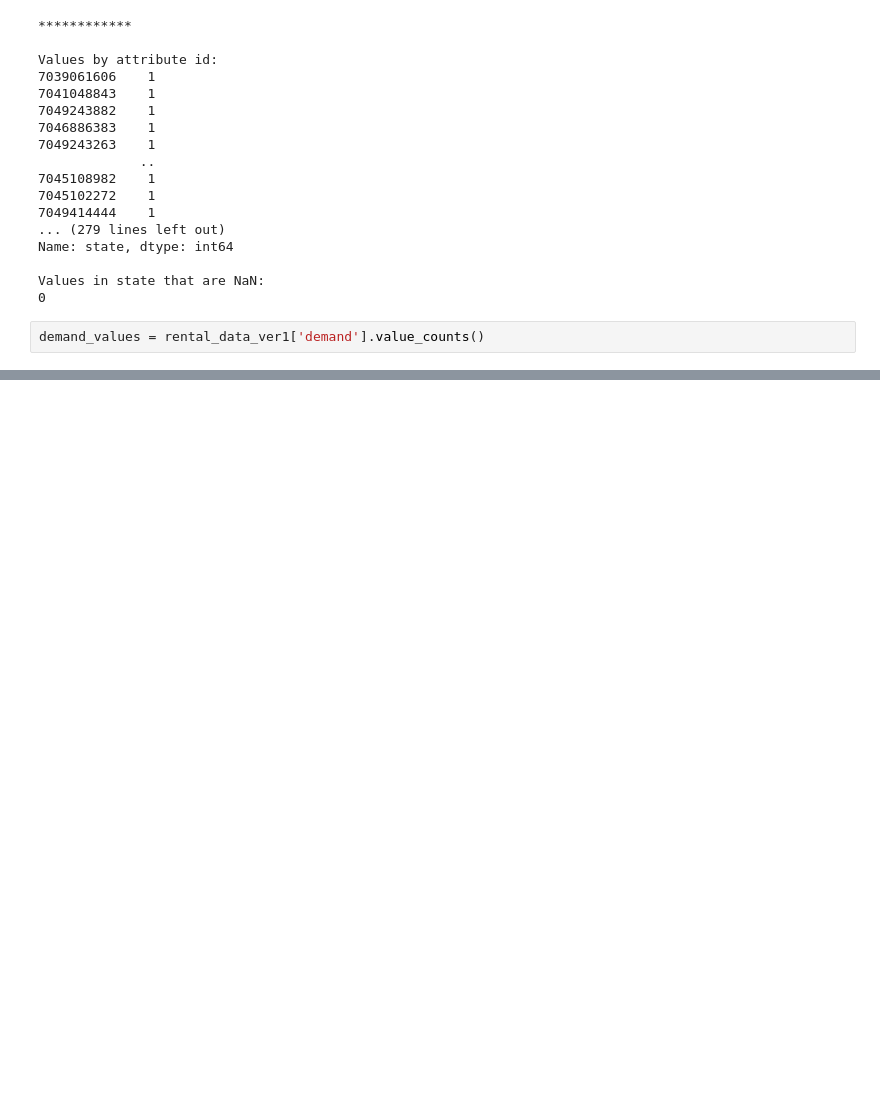
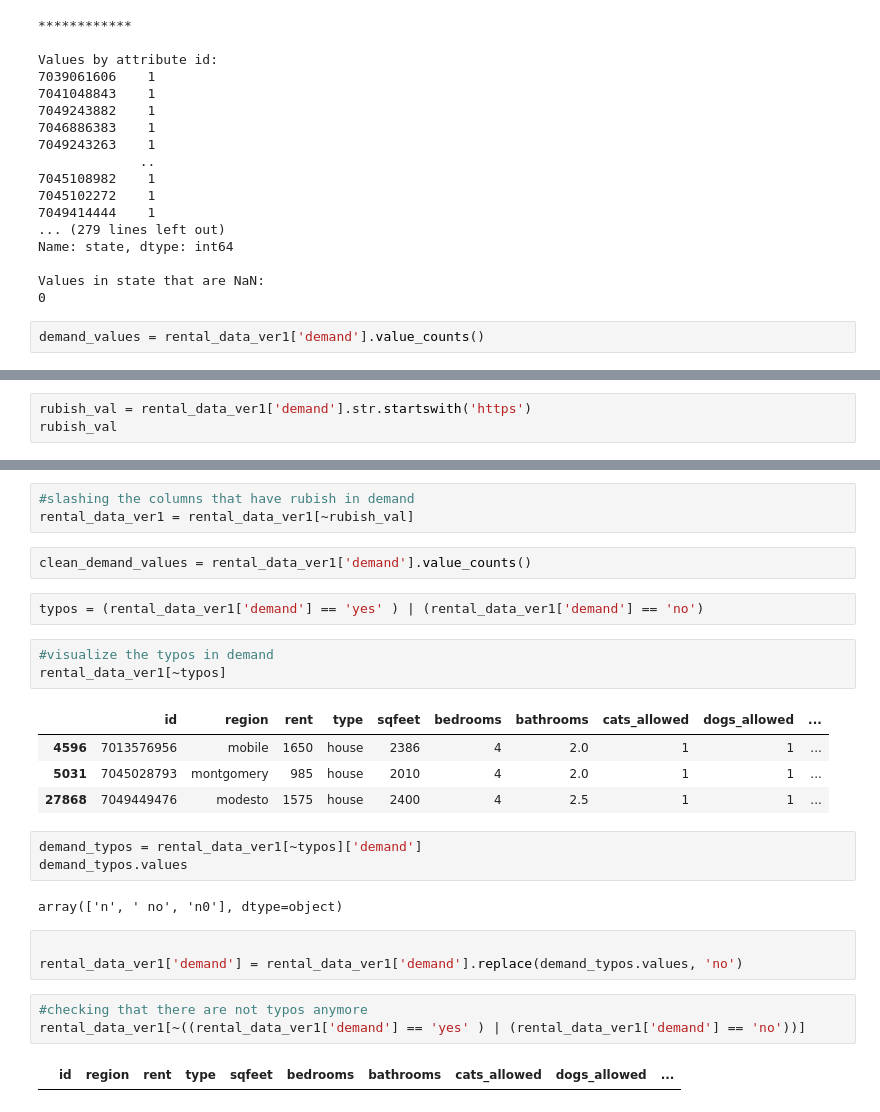
Before and after one commit to hermstefanny/rental_demand_analysis, a Jupyter notebook: cleaning_pre_script.ipynb, the cells around one changed output, grey strips where cells are left out. Cells and saved outputs as stored; diff of their text form; blank space fills up the shorter version.

Commit message:
-m cleaning attribute demand

```diff
--- a/cleaning_pre_script.ipynb
+++ b/cleaning_pre_script.ipynb
@@ -66,0 +63,3 @@ Name: demand, dtype: int64
+# %%
+rubish_val = rental_data_ver1['demand'].str.startswith('https')
+rubish_val
@@ -66,0 +79,28 @@ Name: demand, dtype: int64
+# %%
+#slashing the columns that have rubish in demand
+rental_data_ver1 = rental_data_ver1[~rubish_val]
+# %%
+clean_demand_values = rental_data_ver1['demand'].value_counts()
+# %%
+typos = (rental_data_ver1['demand'] == 'yes' ) | (rental_data_ver1['demand'] == 'no')
+# %%
+#visualize the typos in demand
+rental_data_ver1[~typos]
+# %% [output]
+|  | id | region | rent | type | sqfeet | bedrooms | bathrooms | cats_allowed | dogs_allowed | ... |
+| 4596 | 7013576956 | mobile | 1650 | house | 2386 | 4 | 2.0 | 1 | 1 | ... |
+| 5031 | 7045028793 | montgomery | 985 | house | 2010 | 4 | 2.0 | 1 | 1 | ... |
+| 27868 | 7049449476 | modesto | 1575 | house | 2400 | 4 | 2.5 | 1 | 1 | ... |
+# %%
+demand_typos = rental_data_ver1[~typos]['demand']
+demand_typos.values
+# %% [output]
+array(['n', ' no', 'n0'], dtype=object)
+# %%
+
+rental_data_ver1['demand'] = rental_data_ver1['demand'].replace(demand_typos.values, 'no')
+# %%
+#checking that there are not typos anymore
+rental_data_ver1[~((rental_data_ver1['demand'] == 'yes' ) | (rental_data_ver1['demand'] == 'no'))]
+# %% [output]
+|  | id | region | rent | type | sqfeet | bedrooms | bathrooms | cats_allowed | dogs_allowed | ... |
```
Also changed, not shown: parts of 3 cells of this notebook.
